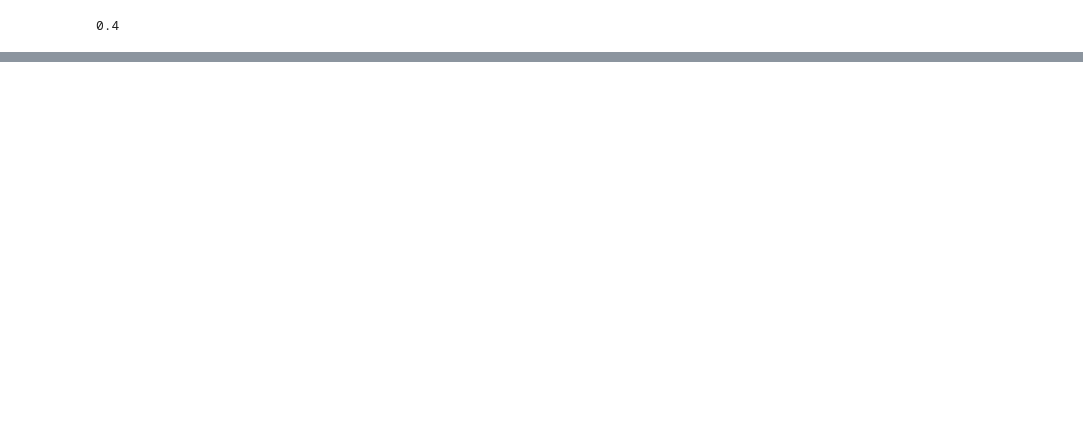
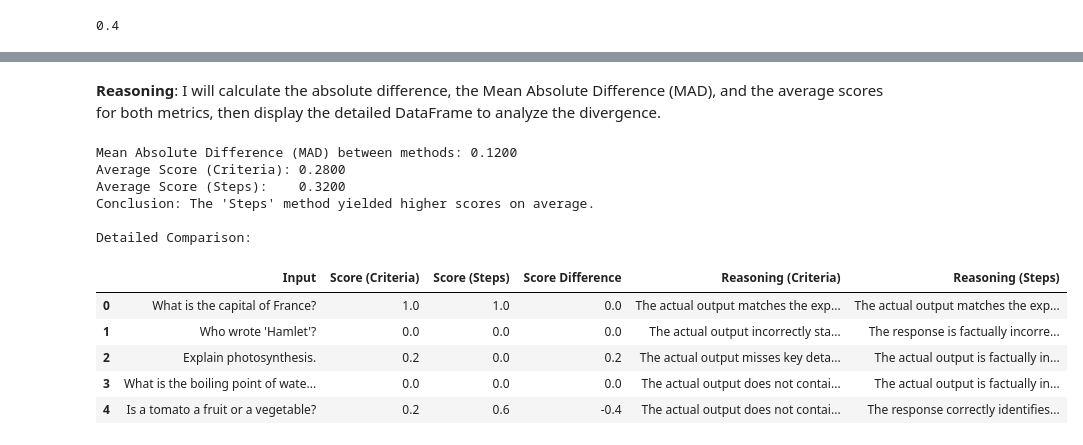
Before and after one commit to nriceusa/cs501r-hce, a Jupyter notebook: Lab_Exploration_3_G_Eval.ipynb, the cells around one changed output, grey strips where cells are left out. Drawn from its saved outputs; the diff is of its cells as text; code cells hidden in the pictures; blank space fills up the shorter version.

```diff
--- a/Lab_Exploration_3_G_Eval.ipynb
+++ b/Lab_Exploration_3_G_Eval.ipynb
@@ -317,0 +574,43 @@ missing step 2 entirely. As such, it scores low on meeting the evaluation criter
+# %% [markdown]
+**Reasoning**:
+I will calculate the absolute difference, the Mean Absolute Difference (MAD), and the average scores for both metrics, then display the detailed DataFrame to analyze the divergence.
+# %%
+import pandas as pd
+
+# 1. Calculate Absolute Difference
+df_results['Absolute Difference'] = df_results['Score Difference'].abs()
+
+# 2. Compute Mean Absolute Difference (MAD)
+mean_absolute_difference = df_results['Absolute Difference'].mean()
+print(f"Mean Absolute Difference (MAD) between methods: {mean_absolute_difference:.4f}")
+
+# 3. Calculate Average Scores
+avg_score_criteria = df_results['Score (Criteria)'].mean()
+avg_score_steps = df_results['Score (Steps)'].mean()
+
+print(f"Average Score (Criteria): {avg_score_criteria:.4f}")
+print(f"Average Score (Steps):    {avg_score_steps:.4f}")
+
+if avg_score_criteria > avg_score_steps:
+    print("Conclusion: The 'Criteria' method yielded higher scores on average.")
+elif avg_score_steps > avg_score_criteria:
+    print("Conclusion: The 'Steps' method yielded higher scores on average.")
+else:
+    print("Conclusion: Both methods yielded the same average score.")
+
+# 4. Display detailed results
+print("\nDetailed Comparison:")
+display(df_results[['Input', 'Score (Criteria)', 'Score (Steps)', 'Score Difference', 'Reasoning (Criteria)', 'Reasoning (Steps)']])
+# %% [output]
+Mean Absolute Difference (MAD) between methods: 0.1200
+Average Score (Criteria): 0.2800
+Average Score (Steps):    0.3200
+Conclusion: The 'Steps' method yielded higher scores on average.
+
+Detailed Comparison:
+|  | Input | Score (Criteria) | Score (Steps) | Score Difference | Reasoning (Criteria) | Reasoning (Steps) |
+| 0 | What is the capital of France? | 1.0 | 1.0 | 0.0 | The actual output matches the exp... | The actual output matches the exp... |
+| 1 | Who wrote 'Hamlet'? | 0.0 | 0.0 | 0.0 | The actual output incorrectly sta... | The response is factually incorre... |
+| 2 | Explain photosynthesis. | 0.2 | 0.0 | 0.2 | The actual output misses key deta... | The actual output is factually in... |
+| 3 | What is the boiling point of wate... | 0.0 | 0.0 | 0.0 | The actual output does not contai... | The actual output is factually in... |
+| 4 | Is a tomato a fruit or a vegetable? | 0.2 | 0.6 | -0.4 | The actual output does not contai... | The response correctly identifies... |
```
Also changed, not shown: parts of 18 cells of this notebook.
